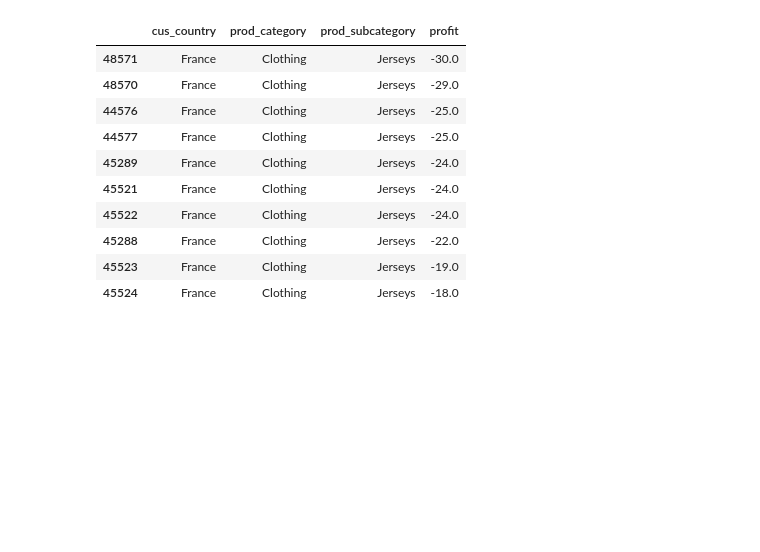
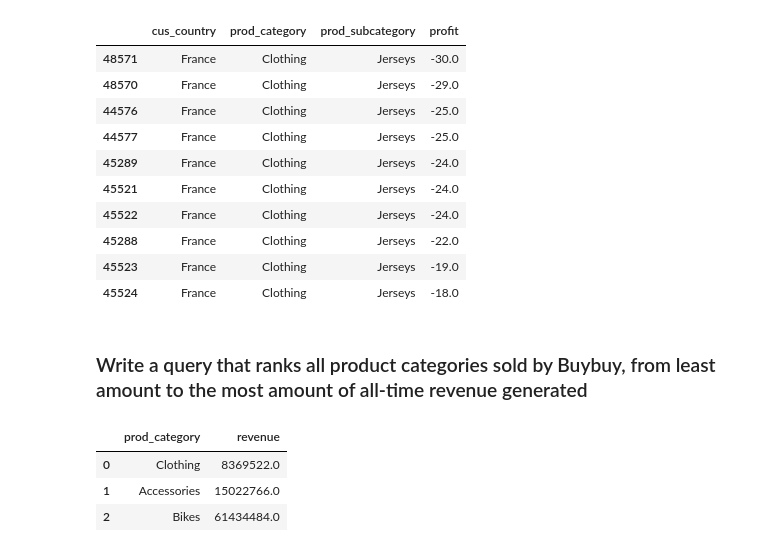
Before and after one commit to LemmyFee/Code-Your-Way-Up, a Jupyter notebook: buybuy_sales.ipynb, the cells around one changed output. Saved outputs shown, nothing was run; the diff lists cells and outputs as text; code cells hidden in the pictures; blank space fills up the shorter version.

Commit message:
feat - Add new query
Add new query to provide more insights

```diff
--- a/buybuy_sales.ipynb
+++ b/buybuy_sales.ipynb
@@ -349,3 +349,12 @@ df[['cus_country', 'prod_category', 'prod_subcategory', 'profit']].nsmallest(10,
 | 45288 | France | Clothing | Jerseys | -22.0 |
 | 45523 | France | Clothing | Jerseys | -19.0 |
 | 45524 | France | Clothing | Jerseys | -18.0 |
+# %% [markdown]
+### Write a query that ranks all product categories sold by Buybuy, from least amount to the most amount of all-time revenue generated
+# %%
+df.groupby('prod_category')['revenue'].sum().sort_values(ascending = True).reset_index(name = 'revenue')
+# %% [output]
+|  | prod_category | revenue |
+| 0 | Clothing | 8369522.0 |
+| 1 | Accessories | 15022766.0 |
+| 2 | Bikes | 61434484.0 |
```
Also changed, not shown: parts of 2 cells of this notebook.
